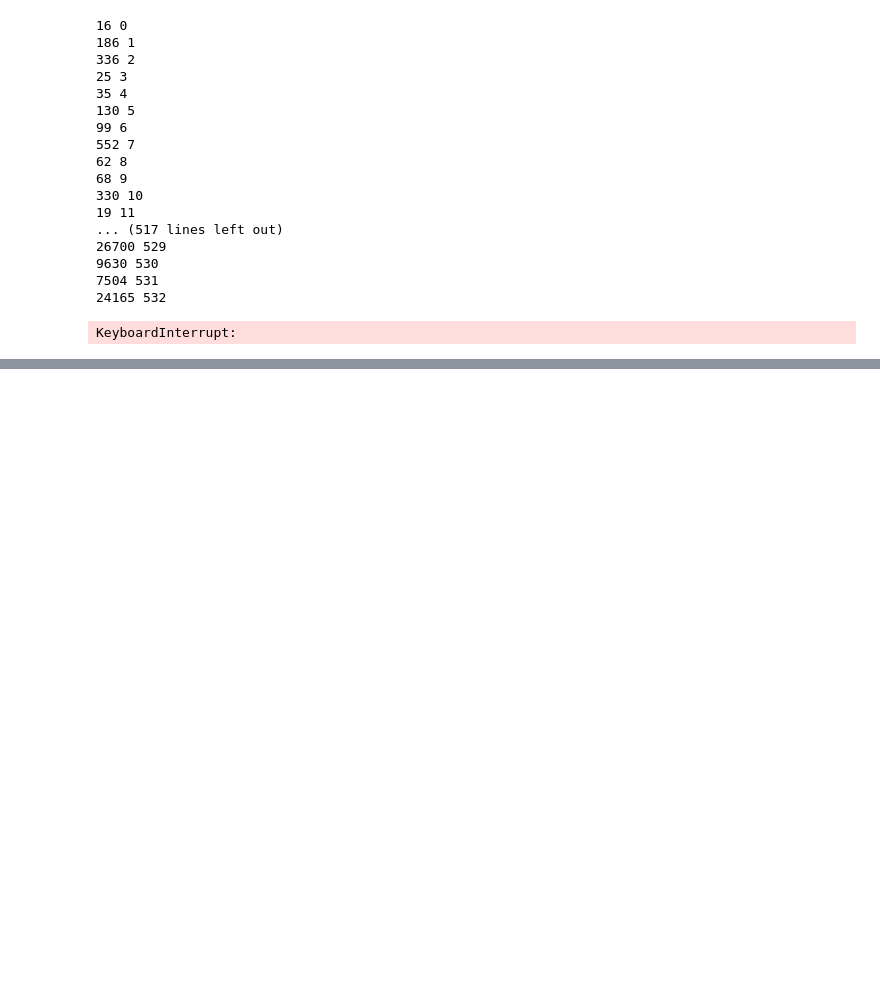
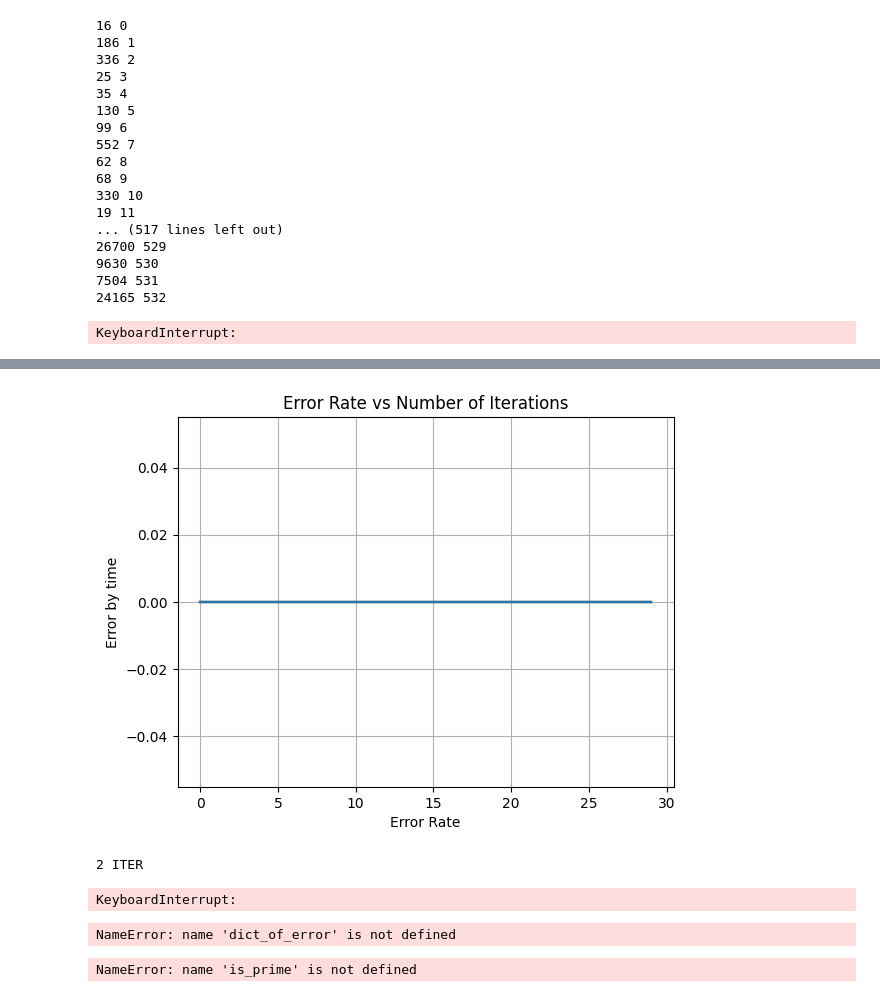
Before and after one commit to BcanTayiz/Computer-Science-Research, a Jupyter notebook: All_research_Algos.ipynb, the cells around one changed output, grey strips where cells are left out. Saved outputs shown, nothing was run; the diff lists cells and outputs as text; code cells hidden in the pictures; blank space fills up the shorter version.

```diff
--- a/All_research_Algos.ipynb
+++ b/All_research_Algos.ipynb
@@ -1591,0 +1898,55 @@ KeyboardInterrupt:
+# %%
+# Plotting the complexity results
+import matplotlib.pyplot as plt
+for key in dict_of_error.keys():
+    plt.plot([i for i in range(len(dict_of_error[key]))], dict_of_error[key], linestyle='-',label="values")
+
+plt.xlabel('Error Rate')
+plt.ylabel('Error by time')
+plt.title('Error Rate vs Number of Iterations')
+plt.grid(True)
+plt.show()
+# %% [output]
+[figure, added]
+# %%
+import time
+import random
+complexity = []
+dict_of_error = {}
+for k in range(2,30):
+   error_rate = []
+   print(k,'ITER')
+   for i in range(0,10000):
+      random_array = [i for i in range(i+5) if is_prime(i)]
+      indexes = list(np.unique([random.randint(0,len(random_array)-1)for i in range(k)]))
+      limit = random_array[-1]+k
+      while limit < 5:
+         limit += k
+
+      result = knapsack_custom_combinatorics_prime(random_array,limit,k)
+      error_rate.append(np.count_nonzero(random_array) - len(random_array))
+      complexity.append(end_time-start_time)
+   dict_of_error[k] = error_rate
+# %% [output]
+2 ITER
+KeyboardInterrupt:
+# %%
+# Plotting the complexity results
+import matplotlib.pyplot as plt
+for key in dict_of_error.keys():
+    plt.plot([i for i in range(len(dict_of_error[key]))], dict_of_error[key], linestyle='-',label="values")
+
+plt.xlabel('Number of Iterations')
+plt.ylabel('Error Rate (seconds)')
+plt.title('Error Rate vs Number of Iterations')
+plt.grid(True)
+plt.show()
+# %% [output]
+NameError: name 'dict_of_error' is not defined
+# %%
+from itertools import combinations
+array = [i for i in range(100) if is_prime(i)]
+all_combinations = list(combinations(array, 3))
+all_combinations = sorted([sum(i) for i in all_combinations])
+# %% [output]
+NameError: name 'is_prime' is not defined
```
Also changed, not shown: parts of 19 cells of this notebook, 5 other files.
